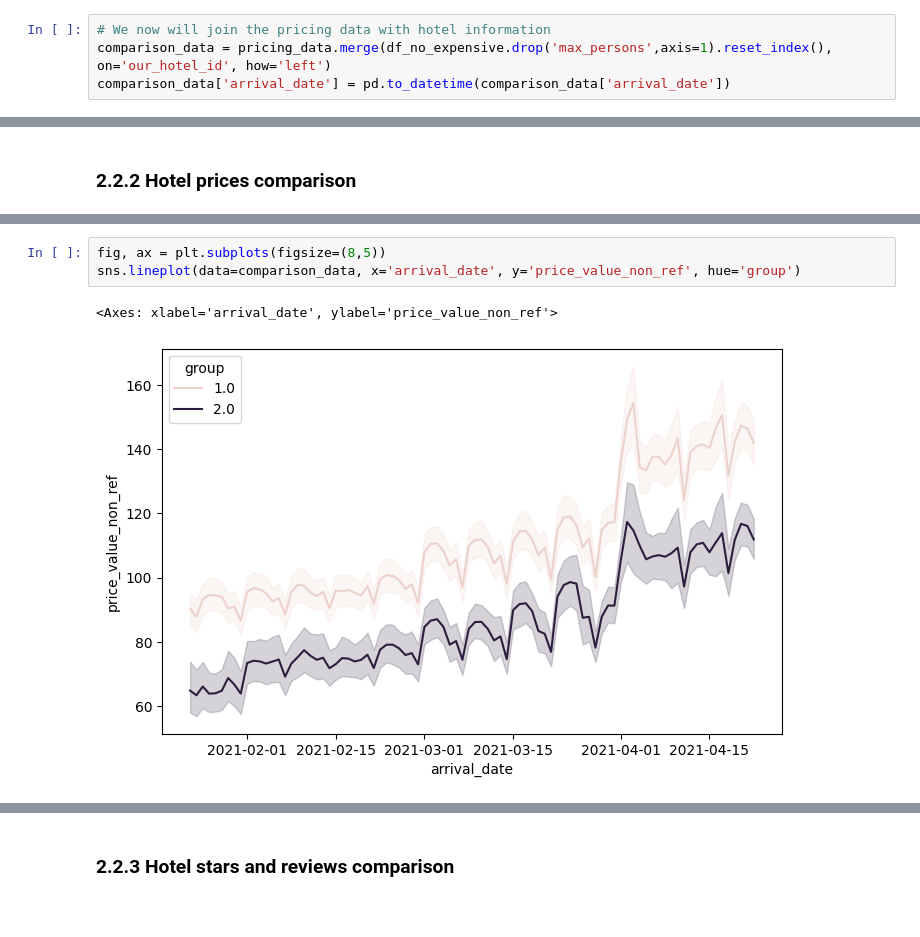
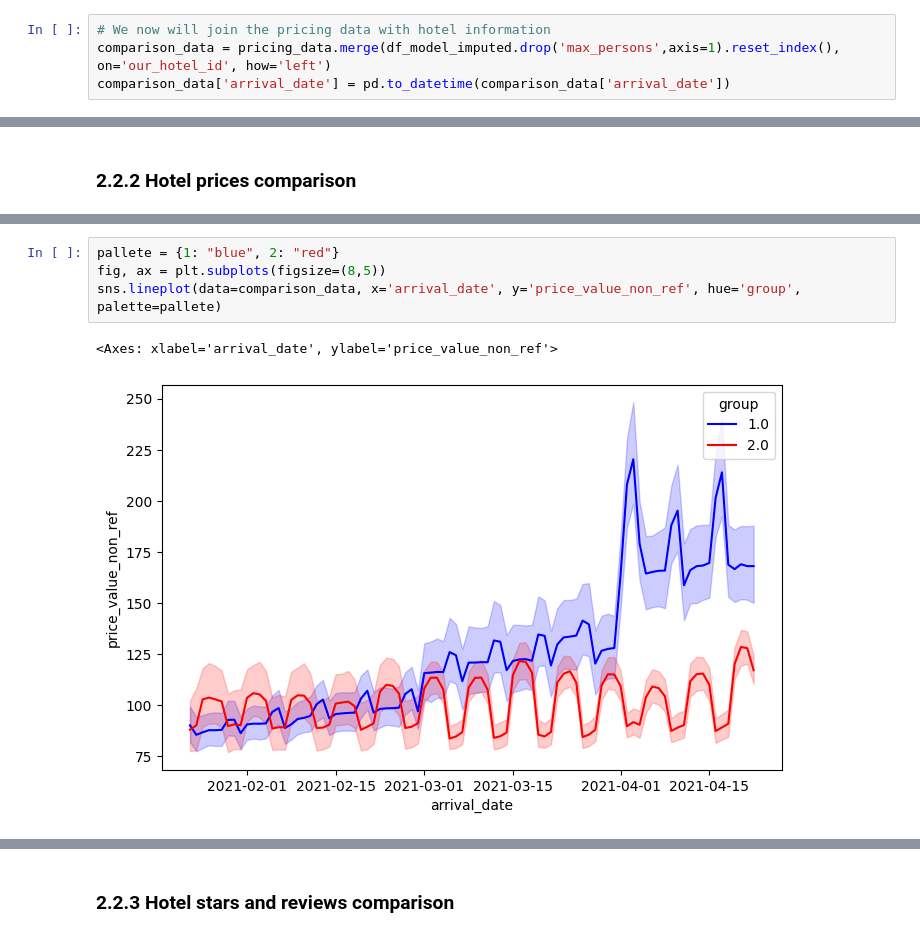
Before and after one commit to VMeida/HotelAnalysis, a Jupyter notebook: Hotel Information Analysis - VictorAlmeida.ipynb, the cells around one changed output, grey strips where cells are left out. Cells and saved outputs as stored; diff of their text form.

```diff
--- a/Hotel Information Analysis - VictorAlmeida.ipynb
+++ b/Hotel Information Analysis - VictorAlmeida.ipynb
@@ -743,7 +523,7 @@ _map
 ### 2.2.1 Hotel avaliability
 # %%
 # We now will join the pricing data with hotel information
-comparison_data = pricing_data.merge(df_no_expensive.drop('max_persons',axis=1).reset_index(), on='our_hotel_id', how='left')
+comparison_data = pricing_data.merge(df_model_imputed.drop('max_persons',axis=1).reset_index(), on='our_hotel_id', how='left')
 comparison_data['arrival_date'] = pd.to_datetime(comparison_data['arrival_date'])
 # %%
 avaliability = comparison_data.groupby(['group','arrival_date']).agg(num_sold_outs = ('is_sold_out', lambda x: (x==True).sum())).reset_index()
@@ -764,6 +590,7 @@ sns.lineplot(avaliability, x='arrival_date', y ='num_sold_outs', hue='group')
 # %%
+pallete = {1: "blue", 2: "red"}
 fig, ax = plt.subplots(figsize=(8,5))
-sns.lineplot(data=comparison_data, x='arrival_date', y='price_value_non_ref', hue='group')
+sns.lineplot(data=comparison_data, x='arrival_date', y='price_value_non_ref', hue='group', palette=pallete)
 # %% [output]
 <Axes: xlabel='arrival_date', ylabel='price_value_non_ref'>
-[figure, old version]
+[figure, new version]
```
Also changed, not shown: parts of 41 cells of this notebook.
